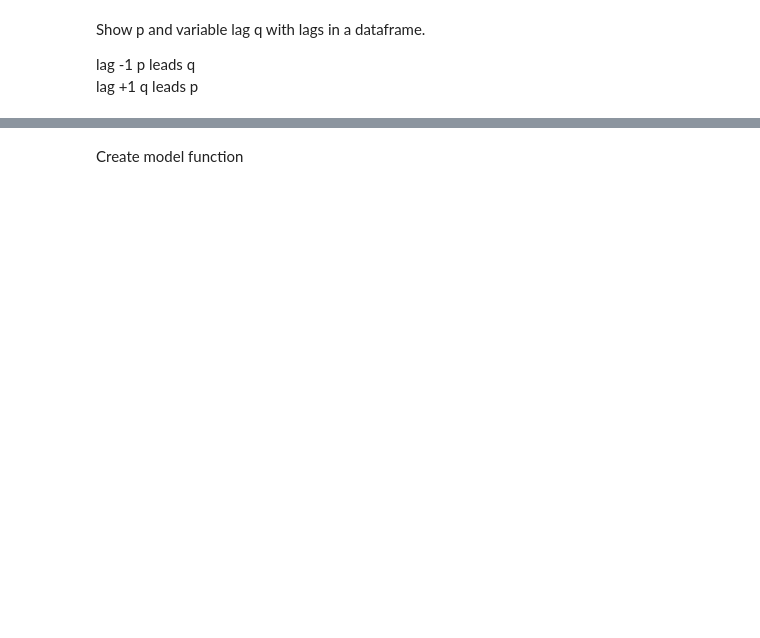
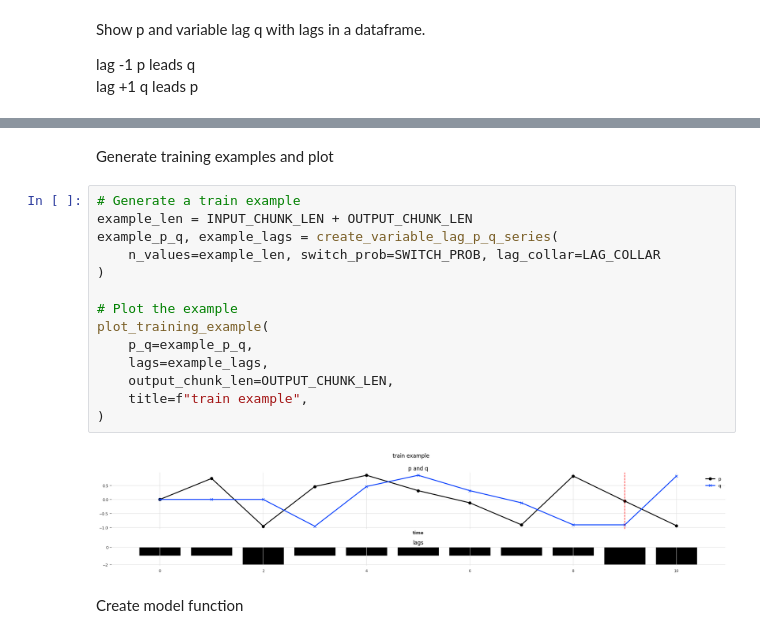
Before and after one commit to dshulman/darts, a Jupyter notebook: examples/104.ipynb, the cells around one changed output, grey strips where cells are left out. Saved outputs shown, nothing was run; the diff lists cells and outputs as text; blank space fills up the shorter version.

```diff
--- a/examples/104.ipynb
+++ b/examples/104.ipynb
@@ -324,3 +477,21 @@ ic| min(train_lag_series.values()): array([-2.])
+# %% [markdown]
+Generate training examples and plot
+# %%
+# Generate a train example
+example_len = INPUT_CHUNK_LEN + OUTPUT_CHUNK_LEN
+example_p_q, example_lags = create_variable_lag_p_q_series(
+    n_values=example_len, switch_prob=SWITCH_PROB, lag_collar=LAG_COLLAR
+)
+
+# Plot the example
+plot_training_example(
+    p_q=example_p_q,
+    lags=example_lags,
+    output_chunk_len=OUTPUT_CHUNK_LEN,
+    title=f"train example",
+)
+# %% [output]
+[figure, added]
 # %% [markdown]
 Create model function
 # %%
```
Also changed, not shown: parts of 17 cells of this notebook.
